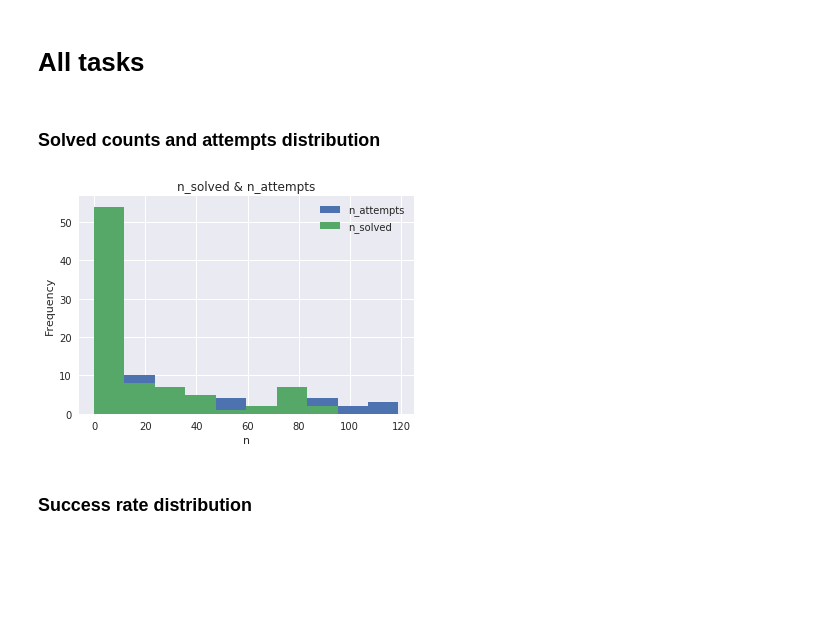
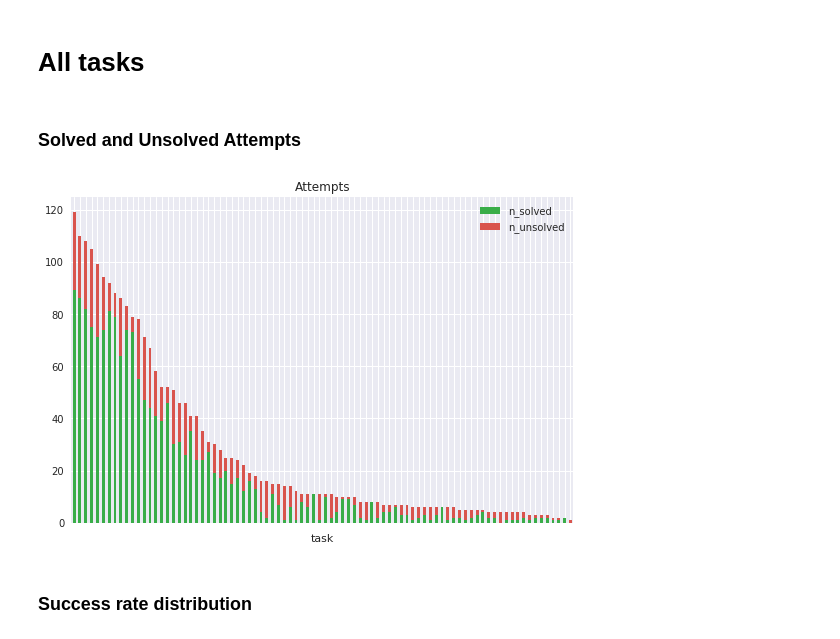
Before and after one commit to adaptive-learning/robomission, a Jupyter notebook: backend/monitoring/notebooks/monitoring_template.ipynb, the cells around one changed output. Saved outputs shown, nothing was run; the diff lists cells and outputs as text; code cells hidden in the pictures; blank space fills up the shorter version.

```diff
--- a/backend/monitoring/notebooks/monitoring_template.ipynb
+++ b/backend/monitoring/notebooks/monitoring_template.ipynb
@@ -44,12 +45,17 @@ metrics = pd.DataFrame(OrderedDict(
 tasks = data['tasks'].join(metrics)
 # %% [markdown]
-### Solved counts and attempts distribution
+### Solved and Unsolved Attempts
-# %%
-ax = tasks[['n_attempts', 'n_solved']].plot.hist(
-    title='n_solved & n_attempts')
-ax = ax.set_xlabel('n')
-# %% [output]
-[figure, removed]
+# %%
+ordered_tasks = tasks.sort_values('n_attempts', ascending=False)
+ax = ordered_tasks[['n_solved', 'n_unsolved']].plot.bar(
+    title='Attempts',
+    stacked=True,
+    color=[sns.xkcd_rgb["medium green"], sns.xkcd_rgb["pale red"]],
+    figsize=(9,6))
+ax.set_xticklabels([])
+ax.set_xlabel('task');
+# %% [output]
+[figure, added]
 # %% [markdown]
 ### Success rate distribution
 # %%
```
Also changed, not shown: parts of 4 cells of this notebook.
